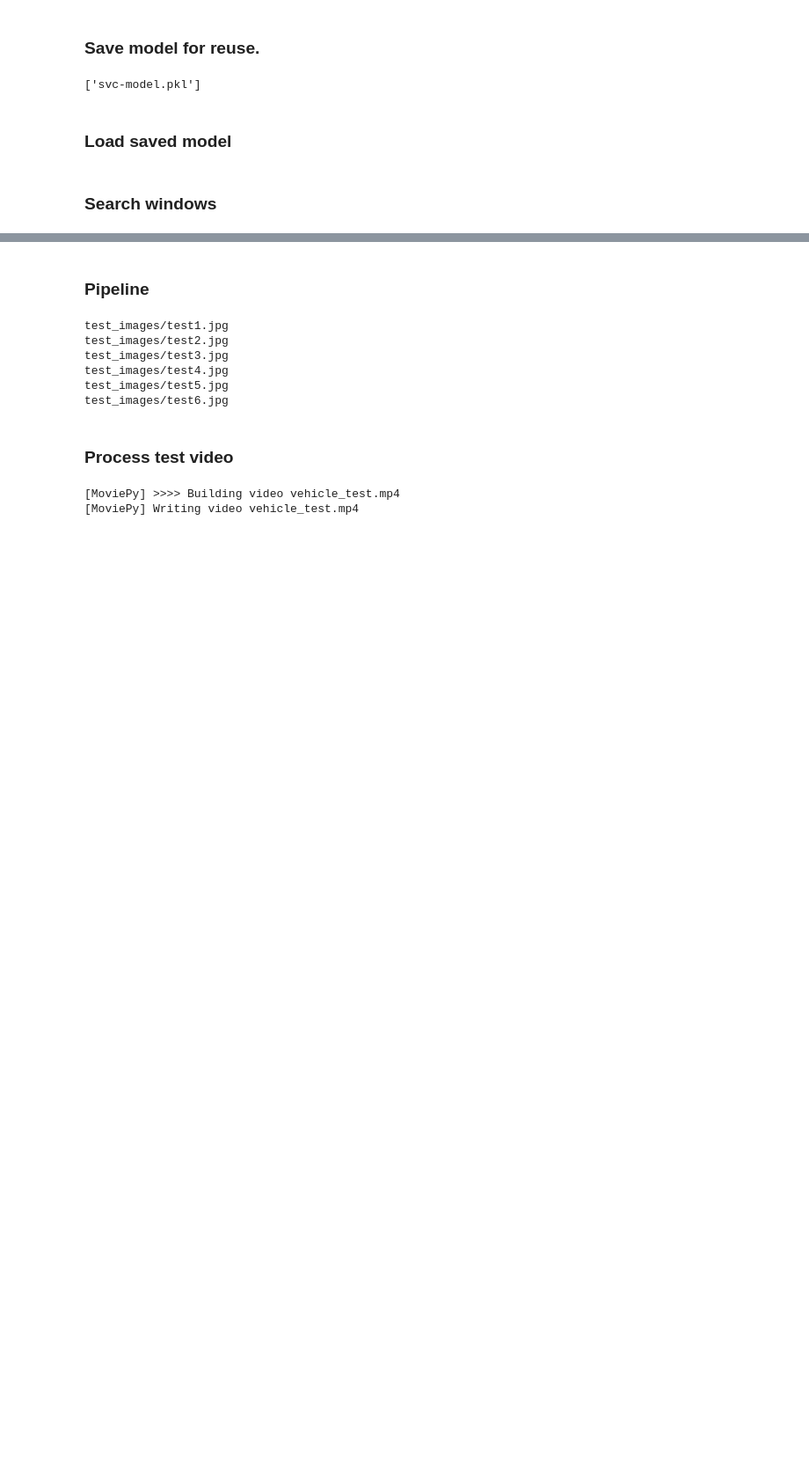
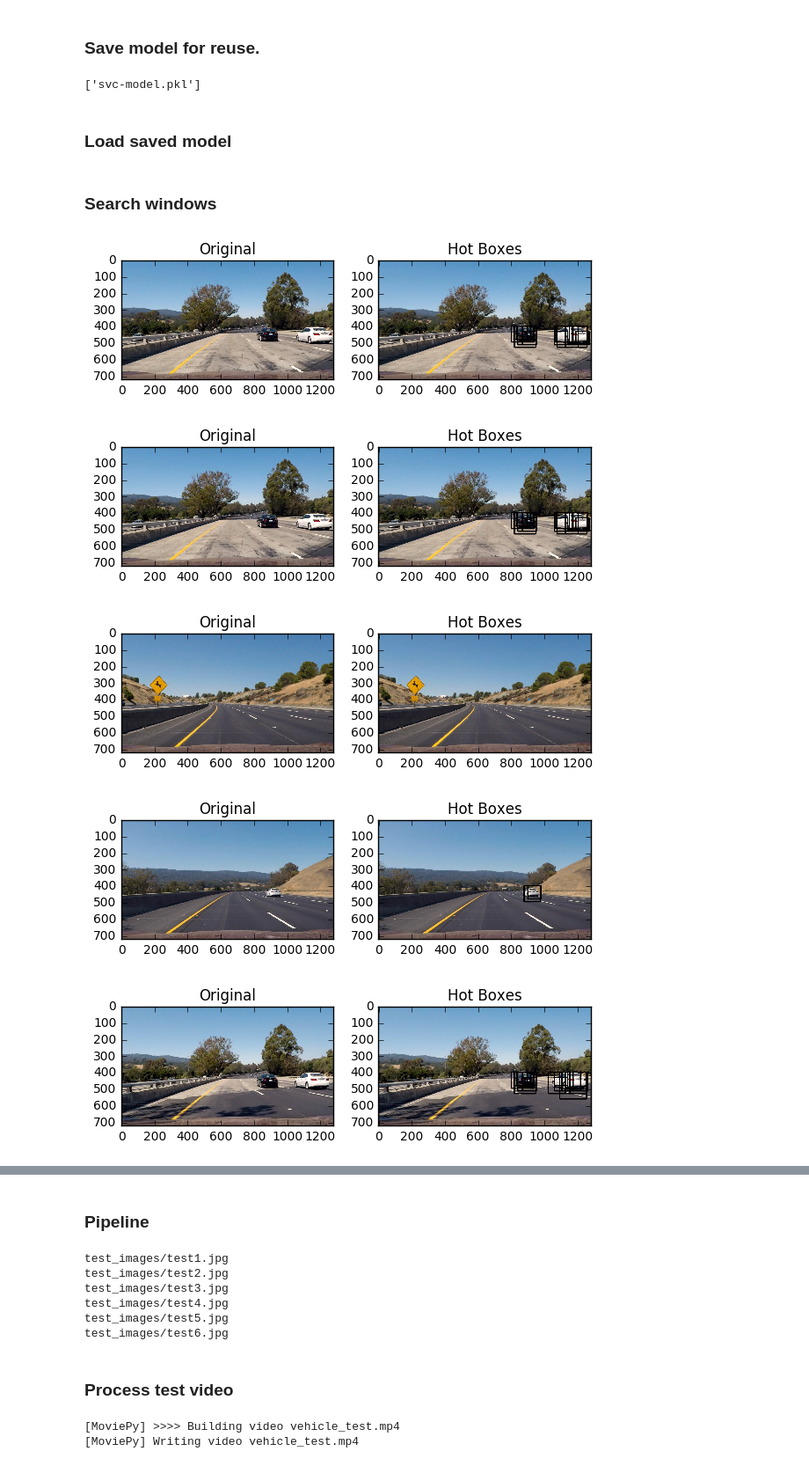
Before and after one commit to hfoffani/CarND-Vehicle-Detection, a Jupyter notebook: vehicle-detection.ipynb, the cells around one changed output, grey strips where cells are left out. Shown at 88% size. Drawn from its saved outputs; the diff is of its cells as text; code cells hidden in the pictures; blank space fills up the shorter version.

```diff
--- a/vehicle-detection.ipynb
+++ b/vehicle-detection.ipynb
@@ -435,3 +421,42 @@ def draw_labeled_bboxes(img, labels):
         cv2.rectangle(img, bbox[0], bbox[1], (0,0,255), 6)
     # Return the image
     return img
+# %%
+def _test_search_windows():
+    image_files = glob.glob('test_images/' + '*.jpg')
+    for i,img_file in enumerate(image_files):
+
+        image = cv2.imread(img_file)
+        image = cv2.cvtColor(image, cv2.COLOR_BGR2RGB)
+        # normalize.
+        image = image.astype(np.float32)/255
+
+        hot_windows = search_windows_sizes(image, slide_window_sizes,
+                                svc, X_scaler, color_space=color_space,
+                                spatial_size=spatial_size, hist_bins=hist_bins,
+                                orient=orient, pix_per_cell=pix_per_cell,
+                                cell_per_block=cell_per_block,
+                                hog_channel=hog_channel, spatial_feat=spatial_feat,
+                                hist_feat=hist_feat, hog_feat=hog_feat)
+        # draw the hot_windows
+        draw_img = draw_boxes(image, hot_windows, color=(0, 0, 255), thick=6)
+
+        fig = plt.figure()
+        plt.subplot(121)
+        plt.imshow(image)
+        plt.title('Original')
+        plt.subplot(122)
+        plt.imshow(draw_img)
+        plt.title('Hot Boxes')
+        fig.tight_layout()
+        plt.savefig(out_img+'search_windows'+str(i)+'.png')
+        plt.show()
+
+
+_test_search_windows()
+# %% [output]
+[figure, added]
+[figure, added]
+[figure, added]
+[figure, added]
+[figure, added]
```
Also changed, not shown: parts of 7 cells of this notebook, 12 other files.
